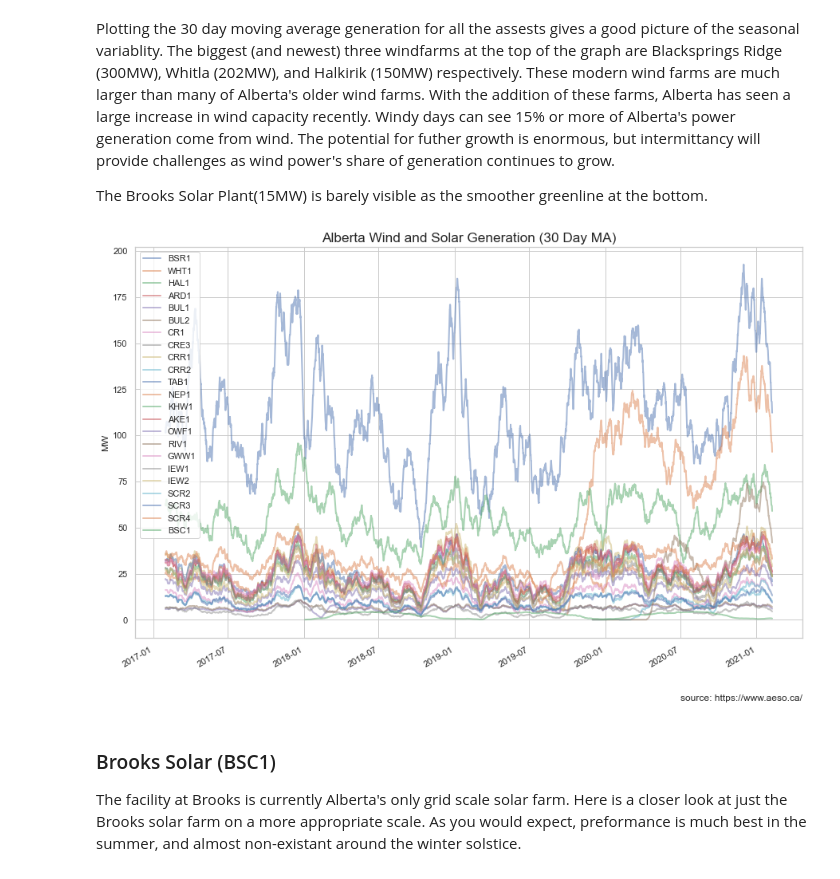
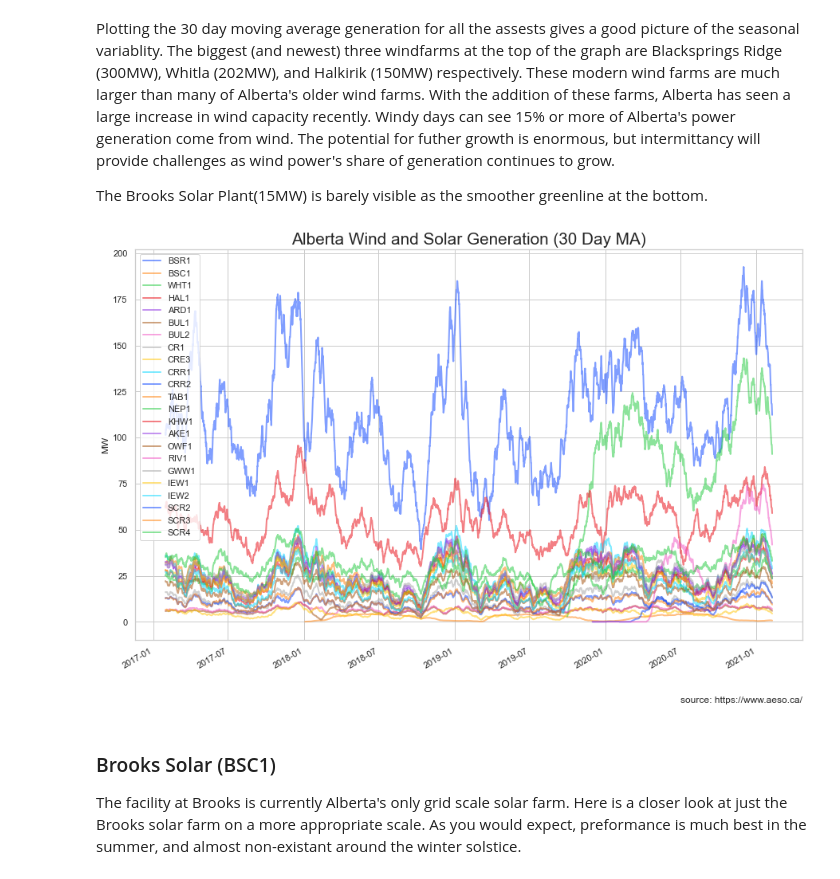
Before and after one commit to cdoyle78/Alberta-Wind-and-Solar-Power, a Jupyter notebook: AB_WindSolarPower.ipynb, the cells around one changed output. Saved outputs shown, nothing was run; the diff lists cells and outputs as text; code cells hidden in the pictures.

```diff
--- a/AB_WindSolarPower.ipynb
+++ b/AB_WindSolarPower.ipynb
@@ -15,7 +15,8 @@ import numpy as np
 
 # set format for plots from seaborn
 sns.set(rc={'figure.figsize':(11, 4)})
-sns.set_style("whitegrid")
+sns.set_style('whitegrid')
+sns.set_palette('bright')
 # %% [markdown]
 ### Downloading and conditioning the data from AESO
 
@@ -52,17 +53,18 @@ The Brooks Solar Plant(15MW) is barely visible as the smoother greenline at the
 # %%
 # plot all wind and solar 30 day moving average generation for Alberta
 
-cols_plot = ['BSR1','WHT1','HAL1','ARD1','BUL1','BUL2', 'CR1','CRE3','CRR1','CRR2','TAB1',
- 'NEP1','KHW1','AKE1','OWF1','RIV1','GWW1','IEW1','IEW2','SCR2','SCR3','SCR4','BSC1']
+cols_plot = ['BSR1','BSC1','WHT1','HAL1','ARD1','BUL1','BUL2', 'CR1','CRE3','CRR1','CRR2','TAB1',
+ 'NEP1','KHW1','AKE1','OWF1','RIV1','GWW1','IEW1','IEW2','SCR2','SCR3','SCR4']
 axes = abRenewablesMA30[cols_plot].plot(marker='None', alpha=0.5, linestyle='-',
                                         linewidth = '2', figsize=(15, 10), subplots= False)
-plt.title('Alberta Wind and Solar Generation (30 Day MA)', y = 1, fontsize = 'x-large')
+plt.title('Alberta Wind and Solar Generation (30 Day MA)', y = 1, fontsize = 'xx-large')
 axes.set_ylabel('MW')
 axes.set_xlabel('')
 plt.figtext(0.90, 0.09, 'source: https://www.aeso.ca/', horizontalalignment='right', size = 'medium')
+plt.savefig('test1')
 plt.show()
 # %% [output]
-[figure, old version]
+[figure, new version]
 # %% [markdown]
 ### Brooks Solar (BSC1)
 
```
Also changed, not shown: parts of 12 cells of this notebook.
